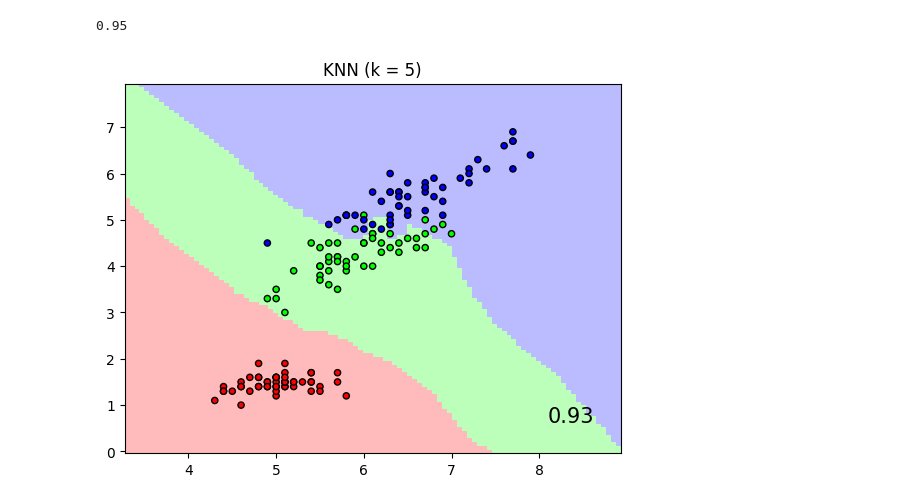
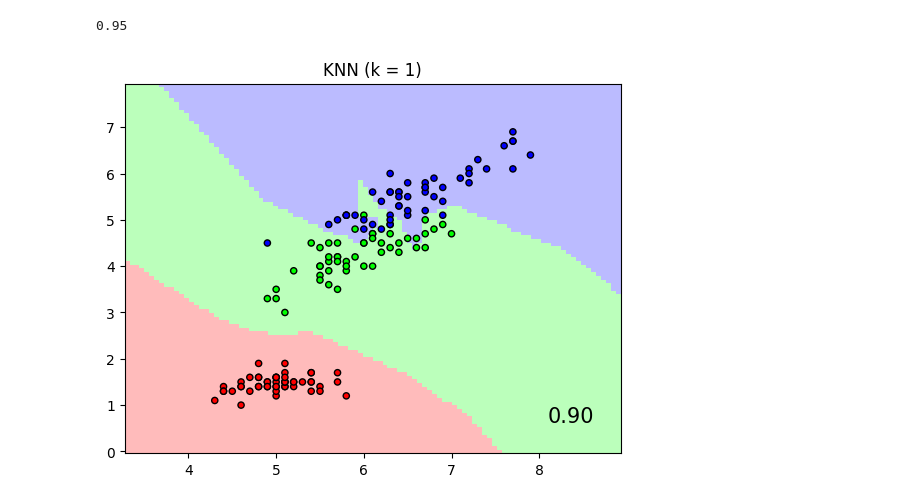
Before and after one commit to Melobgn/Veille-algorithmes-ML, a Jupyter notebook: KNN/correction_iris.ipynb, the cells around one changed output. Drawn from its saved outputs; the diff is of its cells as text; code cells hidden in the pictures.

```diff
--- a/KNN/correction_iris.ipynb
+++ b/KNN/correction_iris.ipynb
@@ -162,7 +172,7 @@ from sklearn.neighbors import KNeighborsClassifier, NeighborhoodComponentsAnalys
 from sklearn.pipeline import Pipeline
 from sklearn.preprocessing import StandardScaler
 
-n_neighbors = 5
+n_neighbors = 1
 
 dataset = datasets.load_iris()
 X, y = dataset.data, dataset.target
@@ -203,31 +213,31 @@ for name, clf in zip(names, classifiers):
     clf.fit(X_train, y_train)
     score = clf.score(X_test, y_test)
 
     _, ax = plt.subplots()
     DecisionBoundaryDisplay.from_estimator(
         clf,
         X,
         cmap=cmap_light,
         alpha=0.8,
         ax=ax,
         response_method="predict",
         plot_method="pcolormesh",
         shading="auto",
     )
 
     # Plot also the training and testing points
     plt.scatter(X[:, 0], X[:, 1], c=y, cmap=cmap_bold, edgecolor="k", s=20)
     plt.title("{} (k = {})".format(name, n_neighbors))
     plt.text(
         0.9,
         0.1,
         "{:.2f}".format(score),
         size=15,
         ha="center",
         va="center",
         transform=plt.gca().transAxes,
     )
 
 plt.show()
 # %% [output]
-[figure, old version]
+[figure, new version]
```
Also changed, not shown: parts of 1 cell of this notebook, 2 other files.
